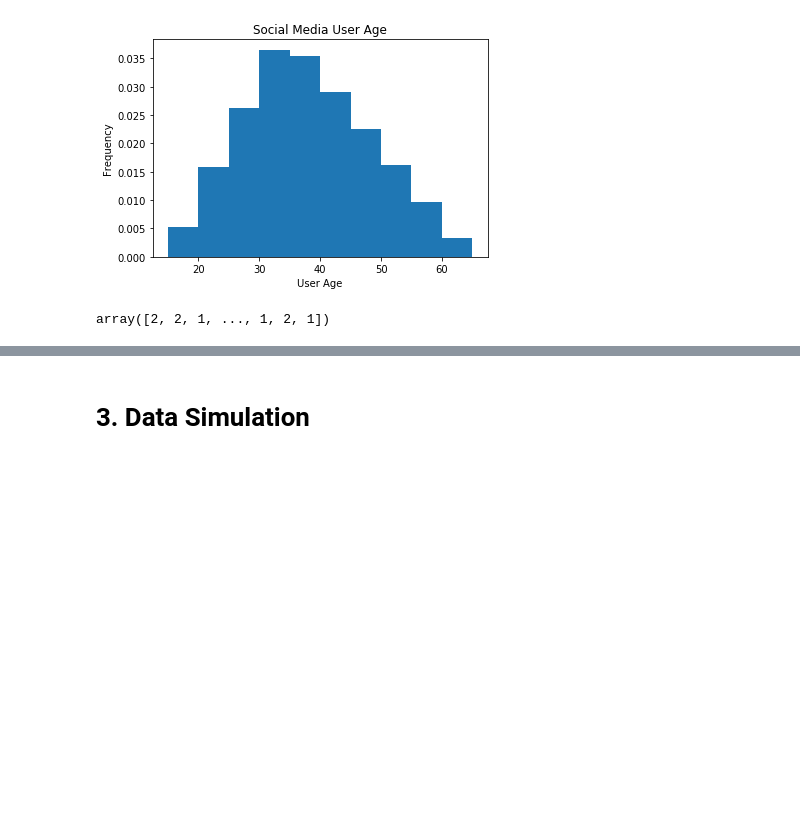
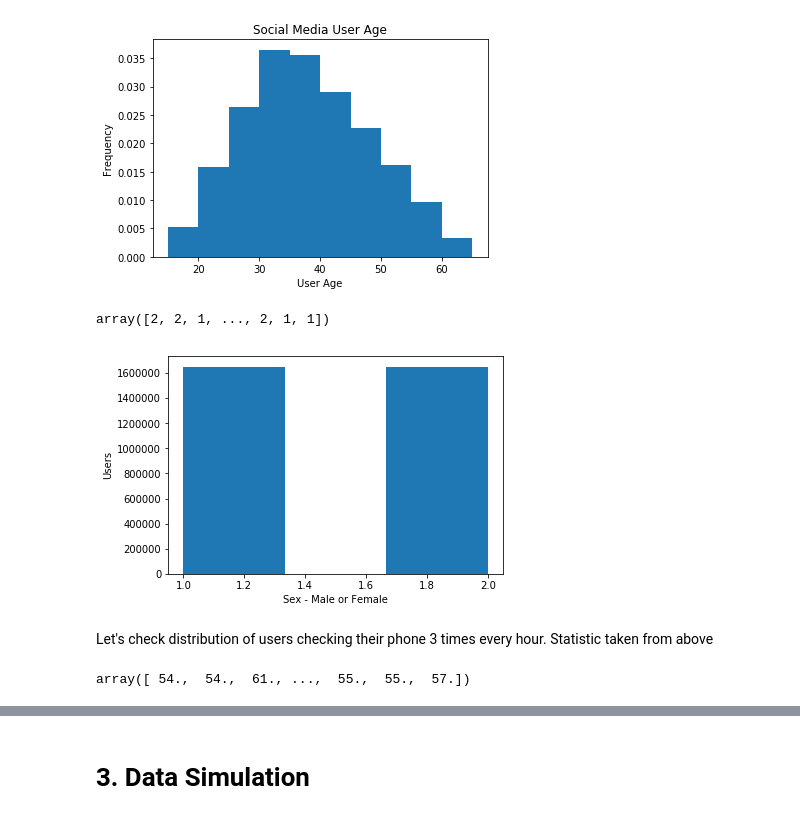
Before and after one commit to simonava5/ProgrammingProject, a Jupyter notebook: Real Life Data.ipynb, the cells around one changed output, grey strips where cells are left out. Drawn from its saved outputs; the diff is of its cells as text; code cells hidden in the pictures; blank space fills up the shorter version.

```diff
--- a/Real Life Data.ipynb
+++ b/Real Life Data.ipynb
@@ -94,7 +94,21 @@ plt.show()
 
 np.random.seed(1234)
 
-Sex = np.random.randint(1, 3, 3000000) # 3 million users
+Sex = np.random.randint(1, 3, 3300000) # 3 million users
 Sex
 # %% [output]
-array([2, 2, 1, ..., 1, 2, 1])
+array([2, 2, 1, ..., 2, 1, 1])
+# %%
+plt.hist(Sex, bins=3)
+plt.ylabel("Users")
+plt.xlabel("Sex - Male or Female")
+plt.show()
+# %% [output]
+[figure, added]
+# %% [markdown]
+Let's check distribution of users checking their phone 3 times every hour. Statistic taken from above
+# %%
+Usage = np.random.normal(57,3,3300000). round(0)
+Usage
+# %% [output]
+array([ 54.,  54.,  61., ...,  55.,  55.,  57.])
```
Also changed, not shown: parts of 1 cell of this notebook.
